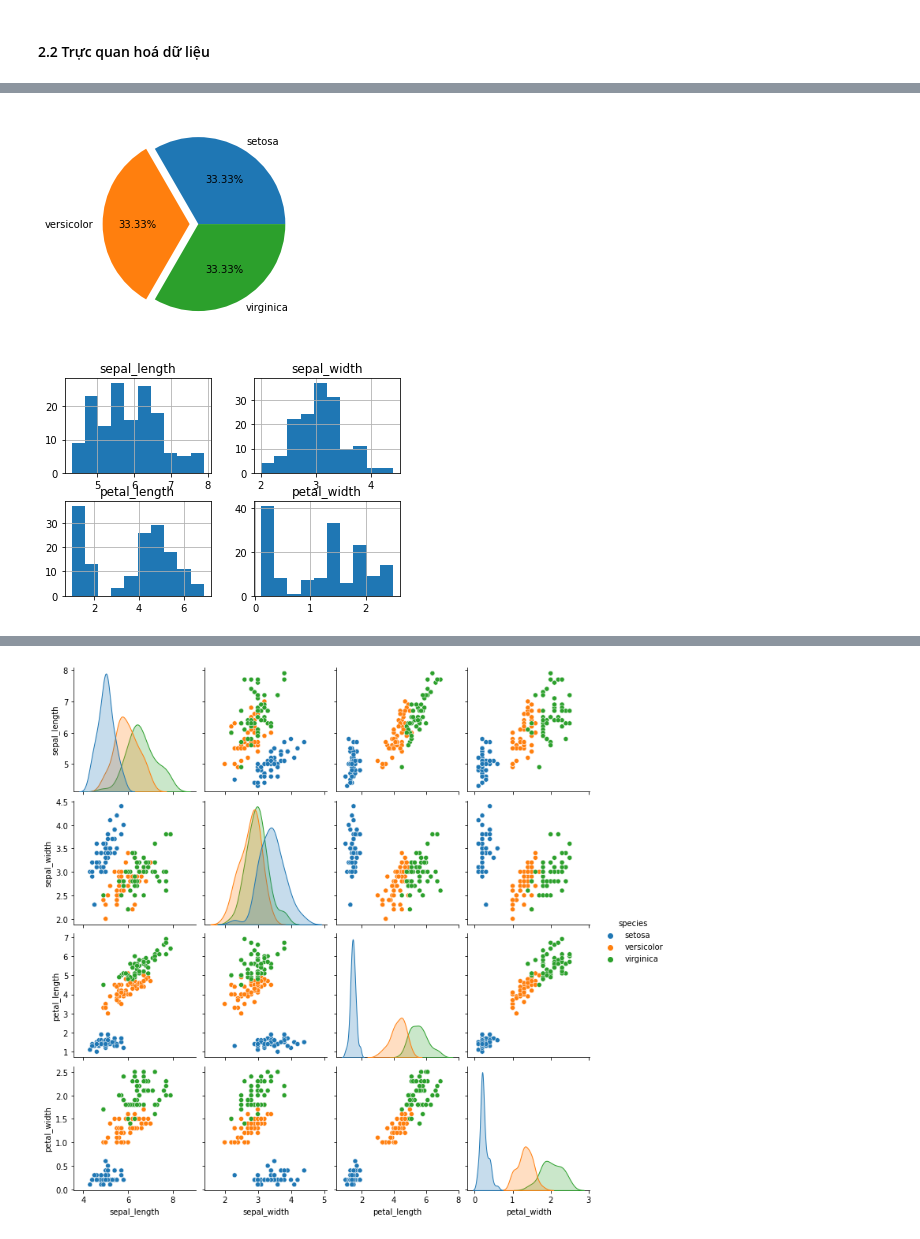
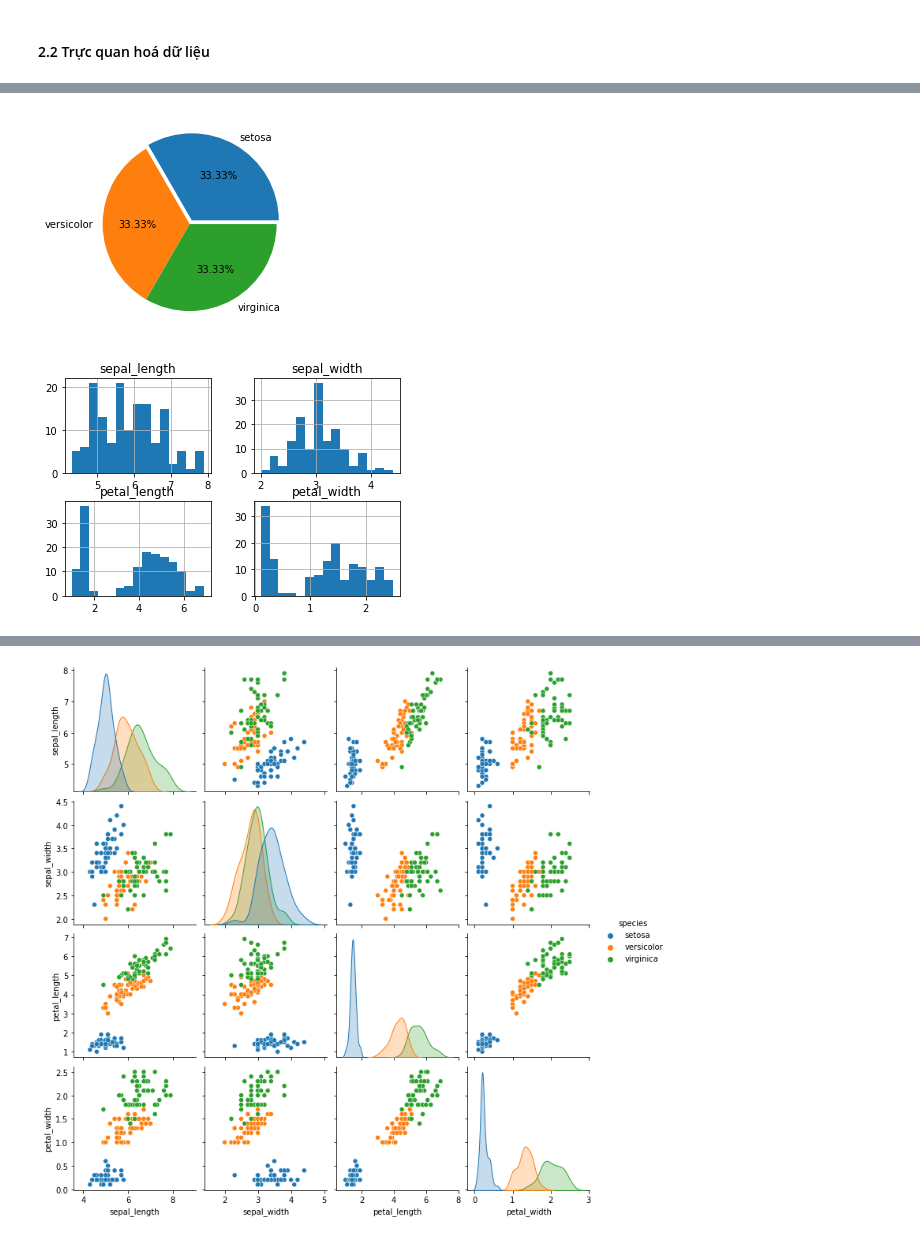
Before and after one commit to honghanhh/mci_python_33a8_l1, a Jupyter notebook: Live Slides/Live Lecture 9/longnt_Live_Lecture_9.ipynb, the cells around one changed output, grey strips where cells are left out. Saved outputs shown, nothing was run; the diff lists cells and outputs as text; code cells hidden in the pictures.

```diff
--- a/Live Slides/Live Lecture 9/longnt_Live_Lecture_9.ipynb
+++ b/Live Slides/Live Lecture 9/longnt_Live_Lecture_9.ipynb
@@ -134,10 +144,10 @@ plt.show()
 # %%
-plt.pie(species,labels = species.index, autopct='%.2f%%', explode=[0,0.1,0])
+plt.pie(number_species,labels=number_species.index,autopct='%.2f%%', explode=[0.05,0,0])
 plt.show()
 # %% [output]
-[figure, old version]
+[figure, new version]
 # %%
-iris.hist()
+iris.hist(bins=15)
 plt.show()
 # %% [output]
-[figure, old version]
+[figure, new version]
```
Also changed, not shown: parts of 38 cells of this notebook, 1 other file.
